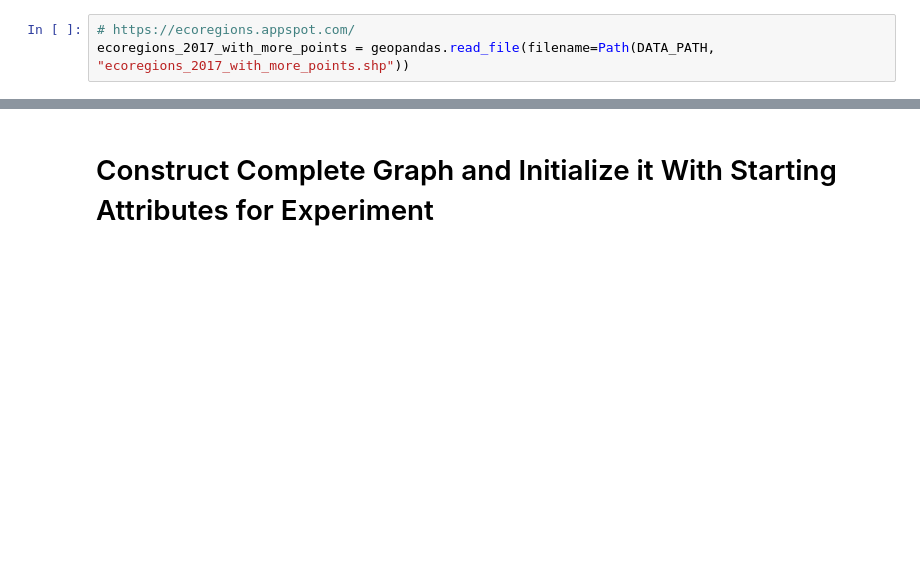
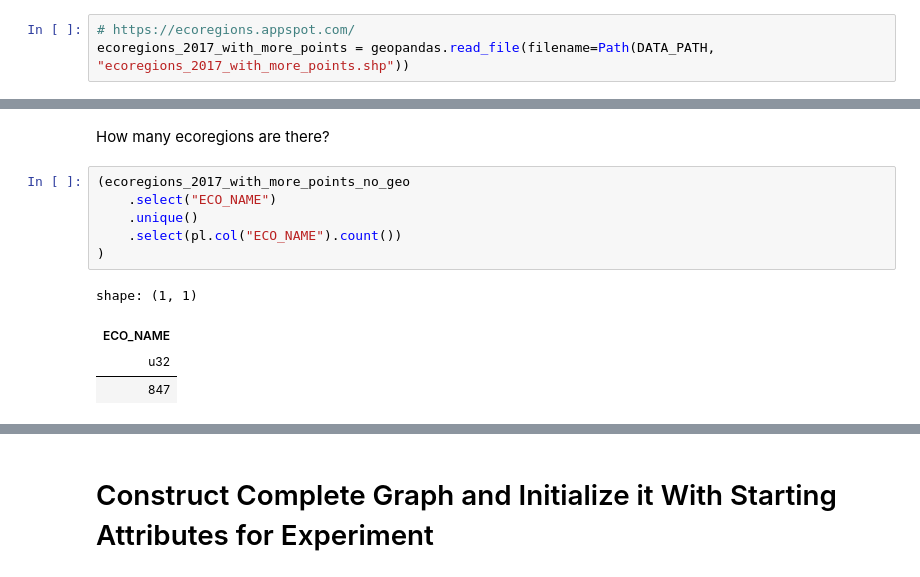
Before and after one commit to iamgiddyaboutgit-schoolwork/doe_group_project, a Jupyter notebook: src/simulate_world.ipynb, the cells around one changed output, grey strips where cells are left out. Saved outputs shown, nothing was run; the diff lists cells and outputs as text; blank space fills up the shorter version.

```diff
--- a/src/simulate_world.ipynb
+++ b/src/simulate_world.ipynb
@@ -97,0 +201,13 @@ ecoregions_2017_with_more_points = geopandas.read_file(filename=Path(DATA_PATH,
+# %% [markdown]
+How many ecoregions are there?
+# %%
+(ecoregions_2017_with_more_points_no_geo
+    .select("ECO_NAME")
+    .unique()
+    .select(pl.col("ECO_NAME").count())
+)
+# %% [output]
+shape: (1, 1)
+| ECO_NAME |
+| u32 |
+| 847 |
```
Also changed, not shown: parts of 31 cells of this notebook.
